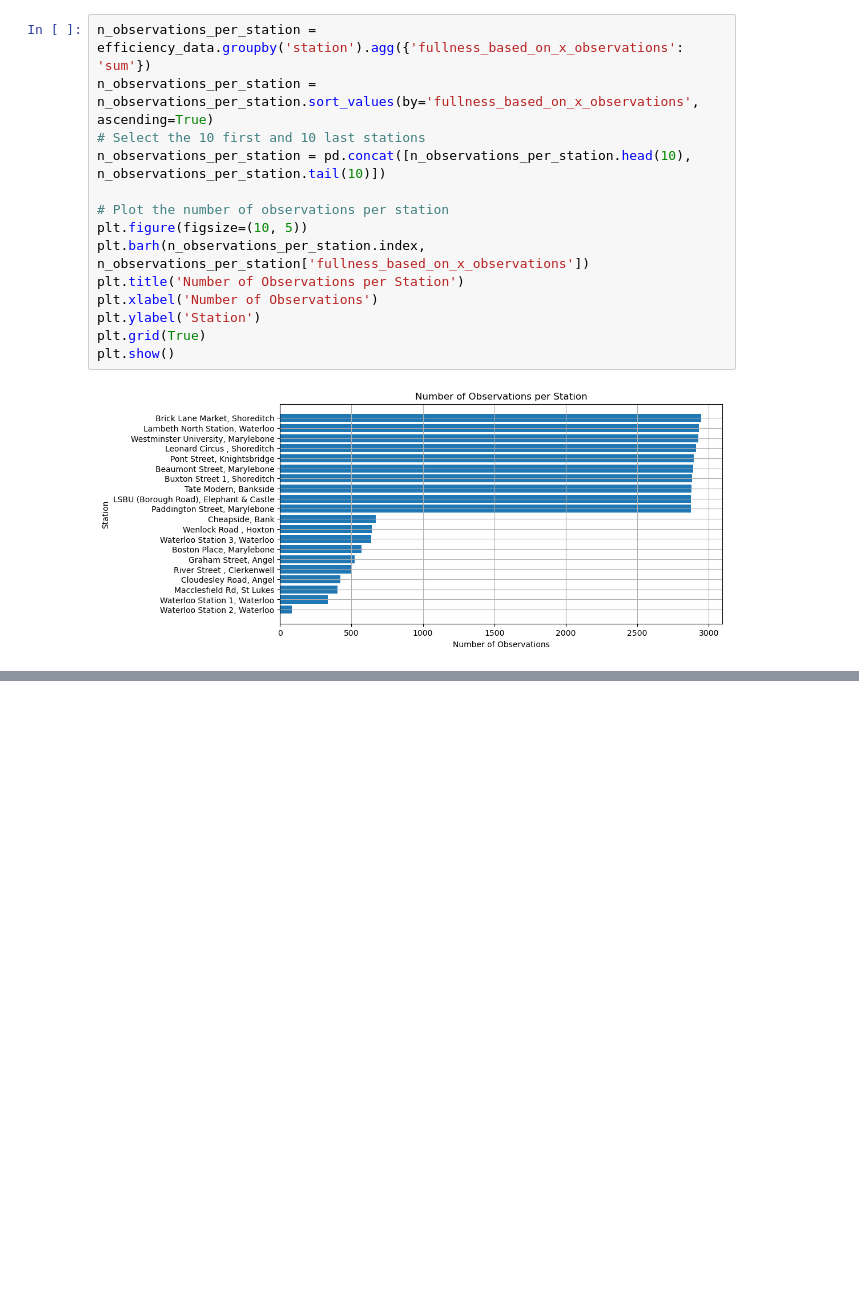
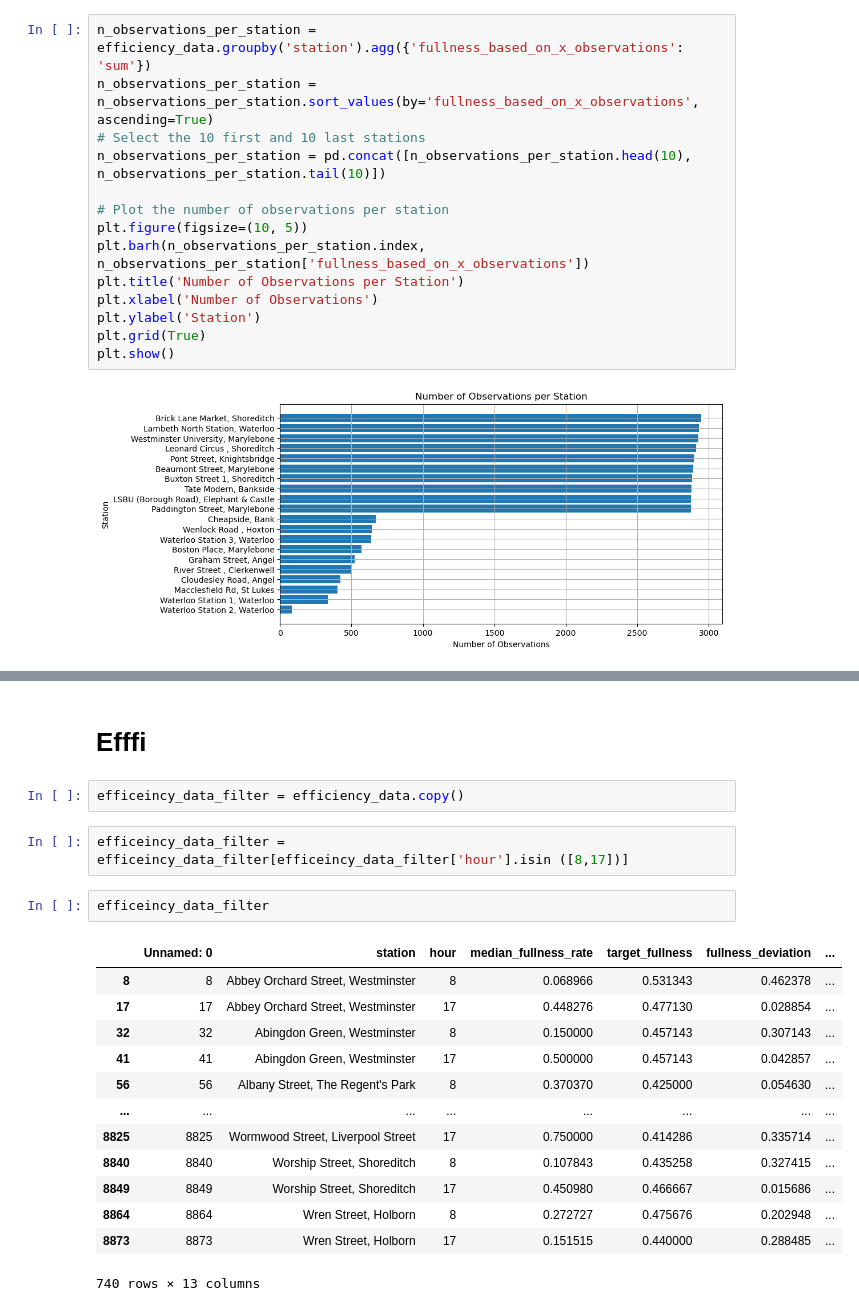
Before and after one commit to julxi-tech/London-Bike-Sharing-Network-Analysis, a Jupyter notebook: src/04_Data_Visualization.ipynb, the cells around one changed output, grey strips where cells are left out. Saved outputs shown, nothing was run; the diff lists cells and outputs as text; blank space fills up the shorter version.

```diff
--- a/src/04_Data_Visualization.ipynb
+++ b/src/04_Data_Visualization.ipynb
@@ -183,3 +183,25 @@ waterloo_2_data = waterloo_2_data.sort_values(by='hour')
 | 8421 | Waterloo Station 2, Waterloo | 21 | 0.229167 | 0.666667 | 0.437500 | 5 | ... |
 | 8422 | Waterloo Station 2, Waterloo | 22 | 0.208333 | 0.638926 | 0.430593 | 5 | ... |
 | 8423 | Waterloo Station 2, Waterloo | 23 | 0.218750 | 0.635616 | 0.416866 | 6 | ... |
+# %% [markdown]
+# Efffi
+# %%
+efficeincy_data_filter = efficiency_data.copy()
+# %%
+efficeincy_data_filter = efficeincy_data_filter[efficeincy_data_filter['hour'].isin ([8,17])]
+# %%
+efficeincy_data_filter
+# %% [output]
+|  | Unnamed: 0 | station | hour | median_fullness_rate | target_fullness | fullness_deviation | ... |
+| 8 | 8 | Abbey Orchard Street, Westminster | 8 | 0.068966 | 0.531343 | 0.462378 | ... |
+| 17 | 17 | Abbey Orchard Street, Westminster | 17 | 0.448276 | 0.477130 | 0.028854 | ... |
+| 32 | 32 | Abingdon Green, Westminster | 8 | 0.150000 | 0.457143 | 0.307143 | ... |
+| 41 | 41 | Abingdon Green, Westminster | 17 | 0.500000 | 0.457143 | 0.042857 | ... |
+| 56 | 56 | Albany Street, The Regent's Park | 8 | 0.370370 | 0.425000 | 0.054630 | ... |
+| ... | ... | ... | ... | ... | ... | ... | ... |
+| 8825 | 8825 | Wormwood Street, Liverpool Street | 17 | 0.750000 | 0.414286 | 0.335714 | ... |
+| 8840 | 8840 | Worship Street, Shoreditch | 8 | 0.107843 | 0.435258 | 0.327415 | ... |
+| 8849 | 8849 | Worship Street, Shoreditch | 17 | 0.450980 | 0.466667 | 0.015686 | ... |
+| 8864 | 8864 | Wren Street, Holborn | 8 | 0.272727 | 0.475676 | 0.202948 | ... |
+| 8873 | 8873 | Wren Street, Holborn | 17 | 0.151515 | 0.440000 | 0.288485 | ... |
+740 rows × 13 columns
```
Also changed, not shown: parts of 12 cells of this notebook.
